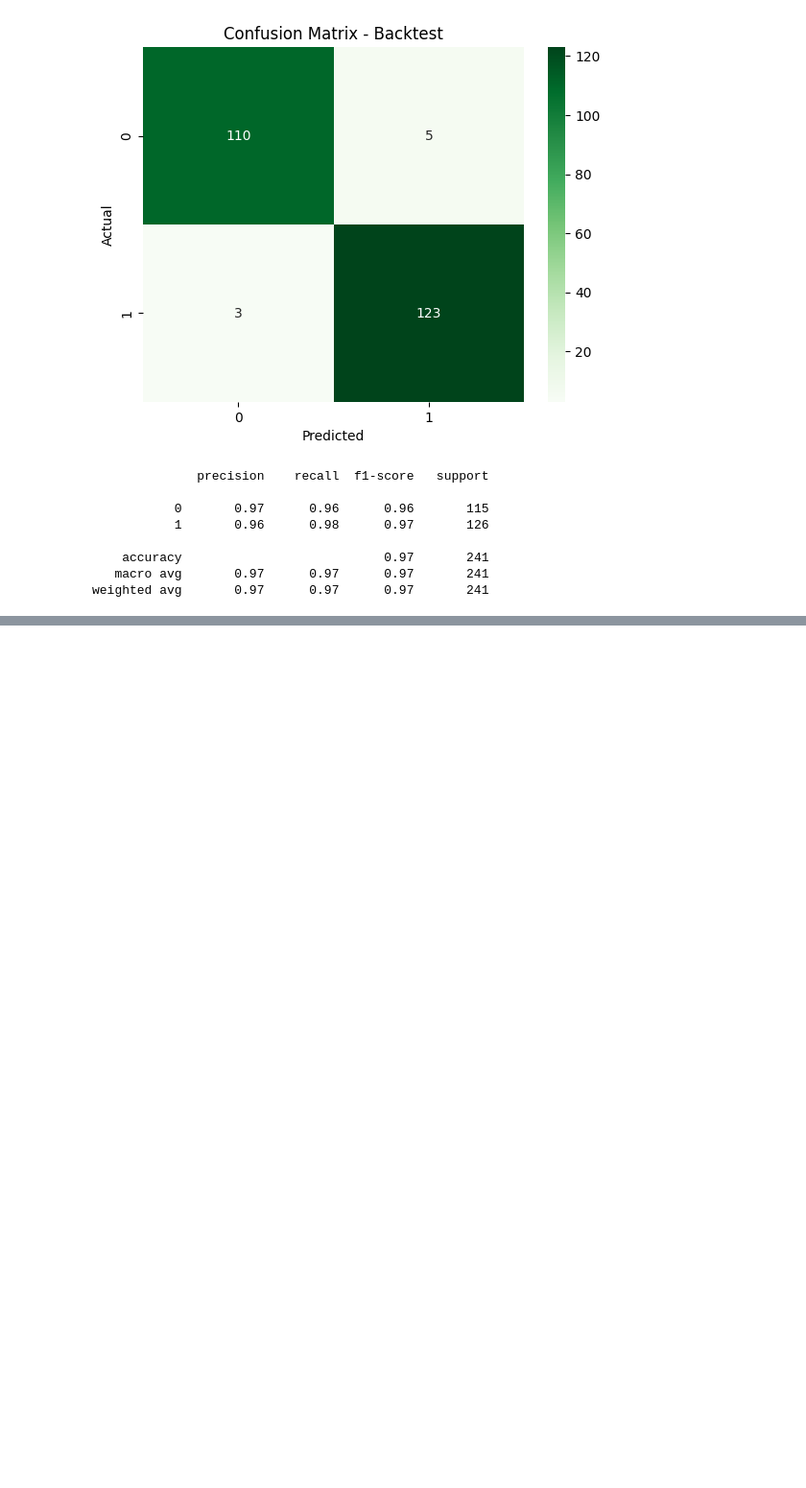
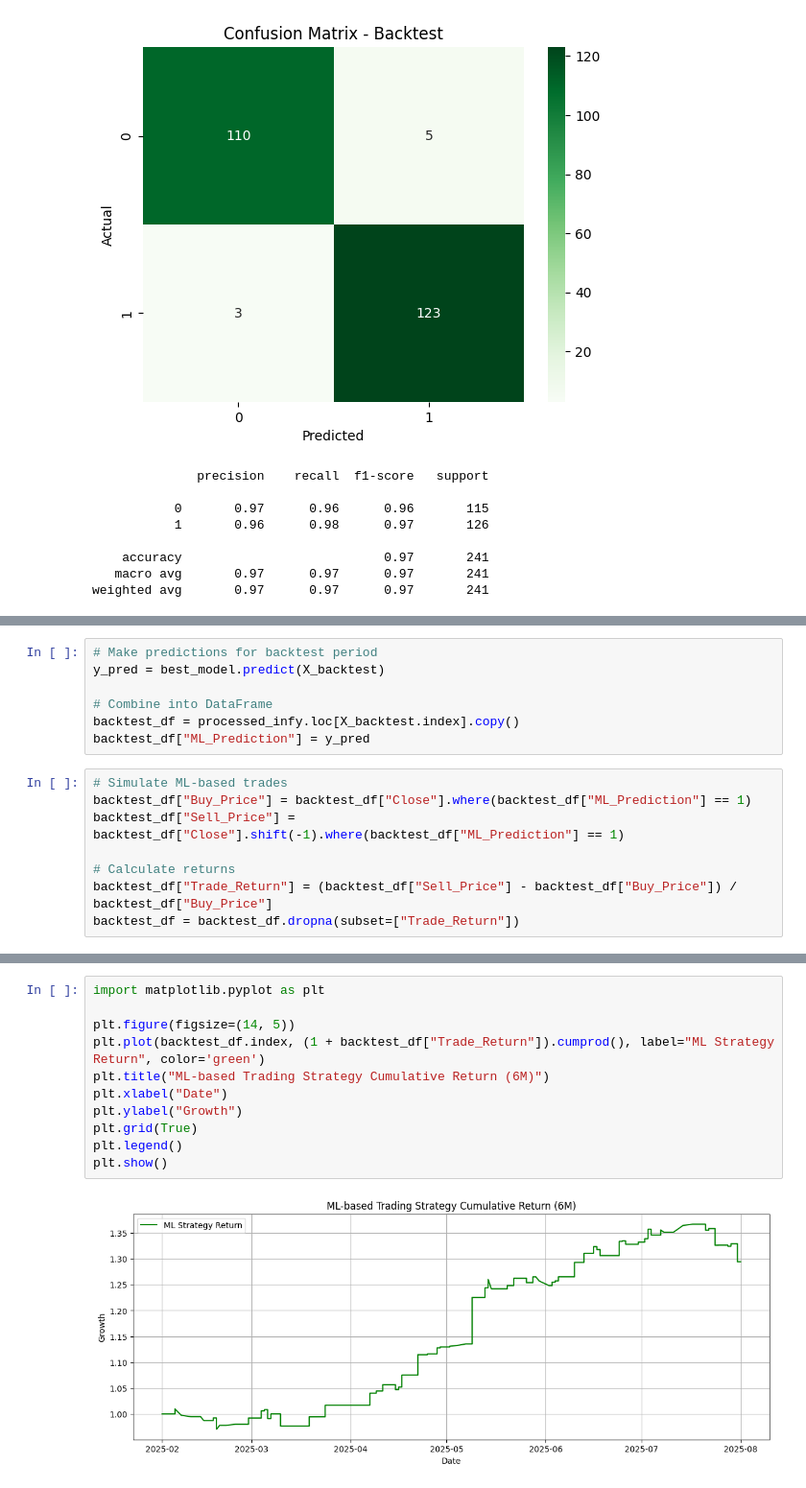
Before and after one commit to ayushcodes13/Algo-Trading-System-with-ML-Automation, a Jupyter notebook: xgboost.ipynb, the cells around one changed output, grey strips where cells are left out. Shown at 96% size. Drawn from its saved outputs; the diff is of its cells as text; blank space fills up the shorter version.

Commit message:
backtest

```diff
--- a/xgboost.ipynb
+++ b/xgboost.ipynb
@@ -507,0 +481,15 @@ Volatility: 0.163
+# %%
+# Make predictions for backtest period
+y_pred = best_model.predict(X_backtest)
+
+# Combine into DataFrame
+backtest_df = processed_infy.loc[X_backtest.index].copy()
+backtest_df["ML_Prediction"] = y_pred
+# %%
+# Simulate ML-based trades
+backtest_df["Buy_Price"] = backtest_df["Close"].where(backtest_df["ML_Prediction"] == 1)
+backtest_df["Sell_Price"] = backtest_df["Close"].shift(-1).where(backtest_df["ML_Prediction"] == 1)
+
+# Calculate returns
+backtest_df["Trade_Return"] = (backtest_df["Sell_Price"] - backtest_df["Buy_Price"]) / backtest_df["Buy_Price"]
+backtest_df = backtest_df.dropna(subset=["Trade_Return"])
@@ -507,0 +515,13 @@ Volatility: 0.163
+# %%
+import matplotlib.pyplot as plt
+
+plt.figure(figsize=(14, 5))
+plt.plot(backtest_df.index, (1 + backtest_df["Trade_Return"]).cumprod(), label="ML Strategy Return", color='green')
+plt.title("ML-based Trading Strategy Cumulative Return (6M)")
+plt.xlabel("Date")
+plt.ylabel("Growth")
+plt.grid(True)
+plt.legend()
+plt.show()
+# %% [output]
+[figure, added]
```
Also changed, not shown: parts of 5 cells of this notebook.
